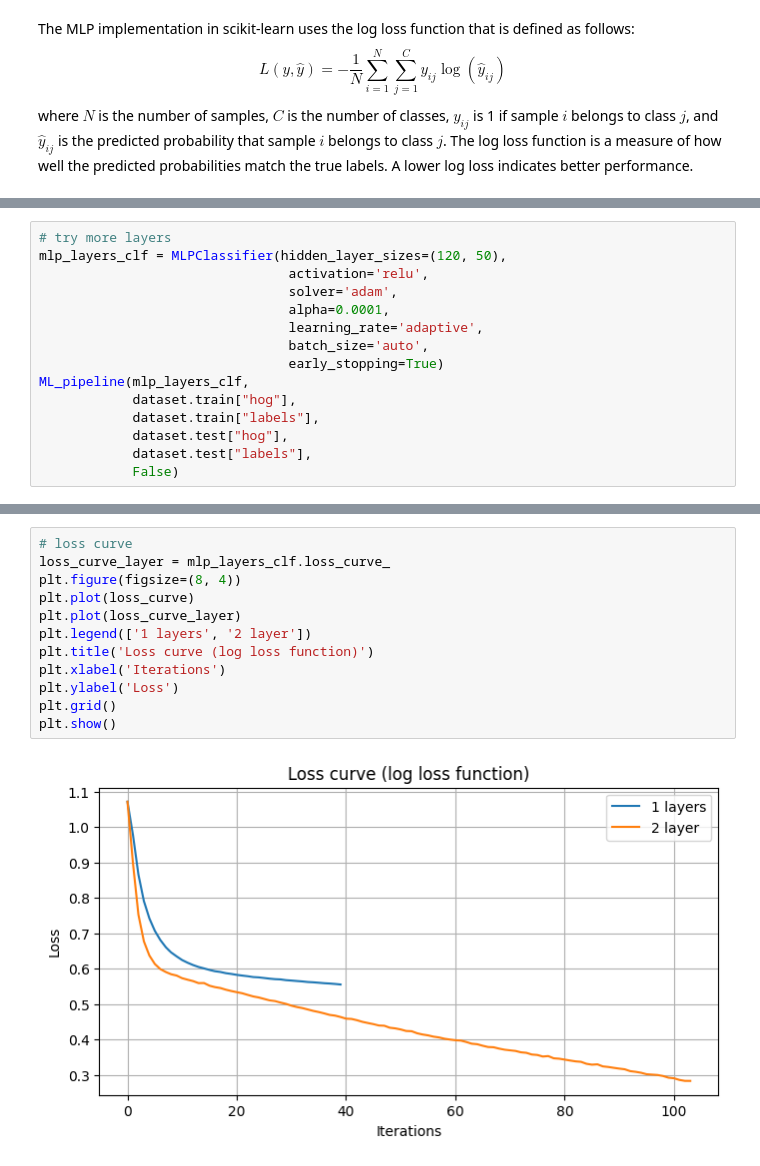
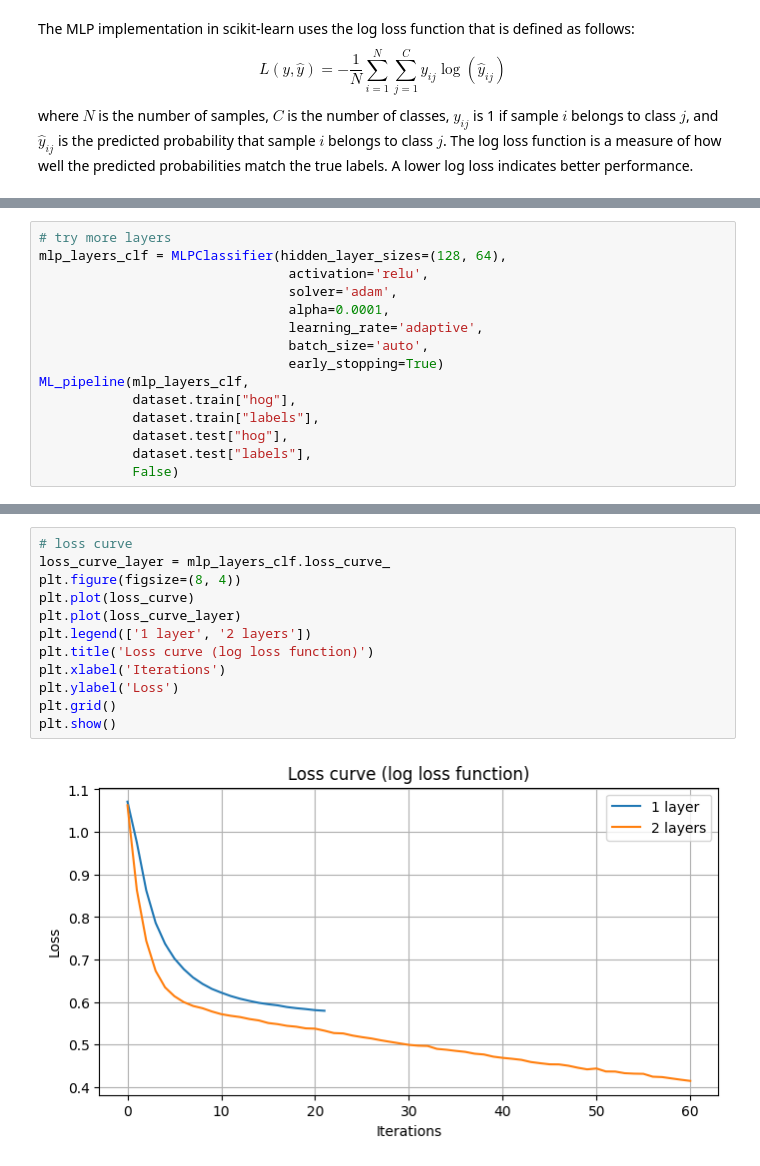
Before and after one commit to Exagor/info-h-501, a Jupyter notebook: docs/LABS/ML2_Neural_Networks.ipynb, the cells around one changed output, grey strips where cells are left out. Cells and saved outputs as stored; diff of their text form.

```diff
--- a/docs/LABS/ML2_Neural_Networks.ipynb
+++ b/docs/LABS/ML2_Neural_Networks.ipynb
@@ -164,7 +165,7 @@ Best cross-validation score:  0.7569999999999999
 Try to change the structure of the network by adding hidden layers. Using cross-validation, try to find the best architecture for your network.
 # %%
 # try more layers
-mlp_layers_clf = MLPClassifier(hidden_layer_sizes=(120, 50),
+mlp_layers_clf = MLPClassifier(hidden_layer_sizes=(128, 64),
                                 activation='relu',
                                 solver='adam',
                                 alpha=0.0001,
@@ -202,17 +204,17 @@ weighted avg       0.79      0.79      0.79      3000
 # %%
 # loss curve
 loss_curve_layer = mlp_layers_clf.loss_curve_
 plt.figure(figsize=(8, 4))
 plt.plot(loss_curve)
 plt.plot(loss_curve_layer)
-plt.legend(['1 layers', '2 layer'])
+plt.legend(['1 layer', '2 layers'])
 plt.title('Loss curve (log loss function)')
 plt.xlabel('Iterations')
 plt.ylabel('Loss')
 plt.grid()
 plt.show()
 # %% [output]
-[figure, old version]
+[figure, new version]
 # %%
 final_accuracys = []
 cross_vals = []
```
Also changed, not shown: parts of 10 cells of this notebook, 9 other files.
